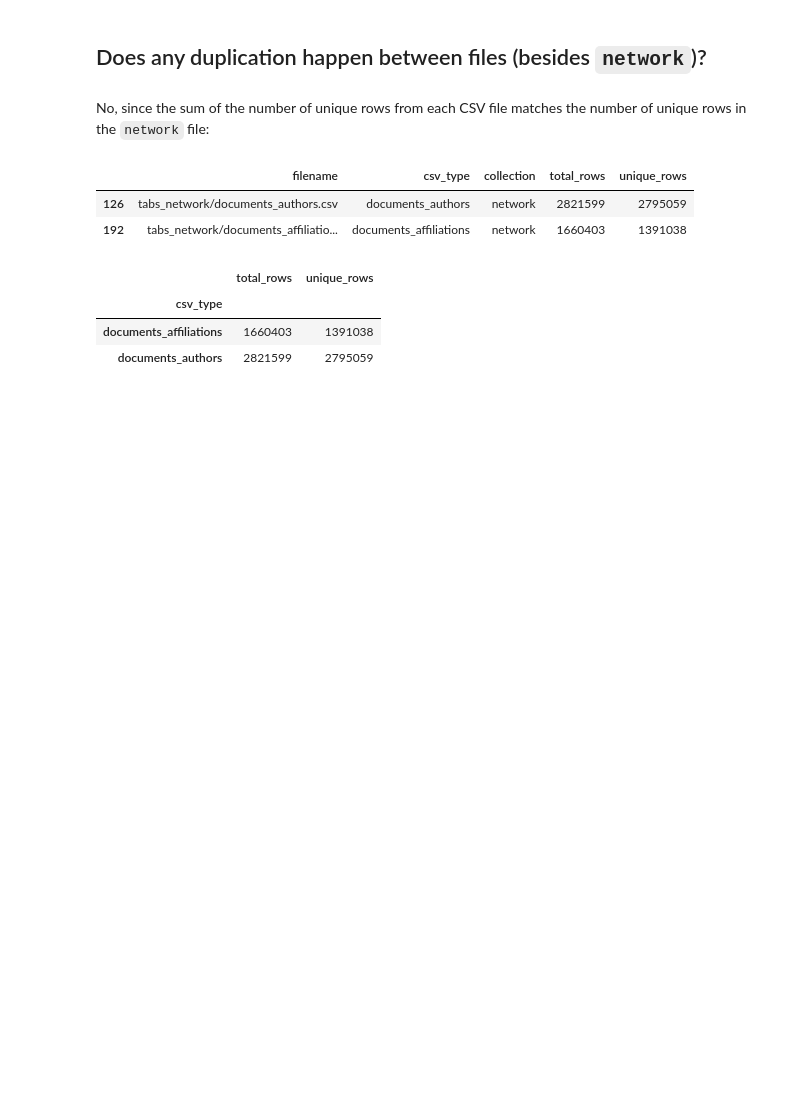
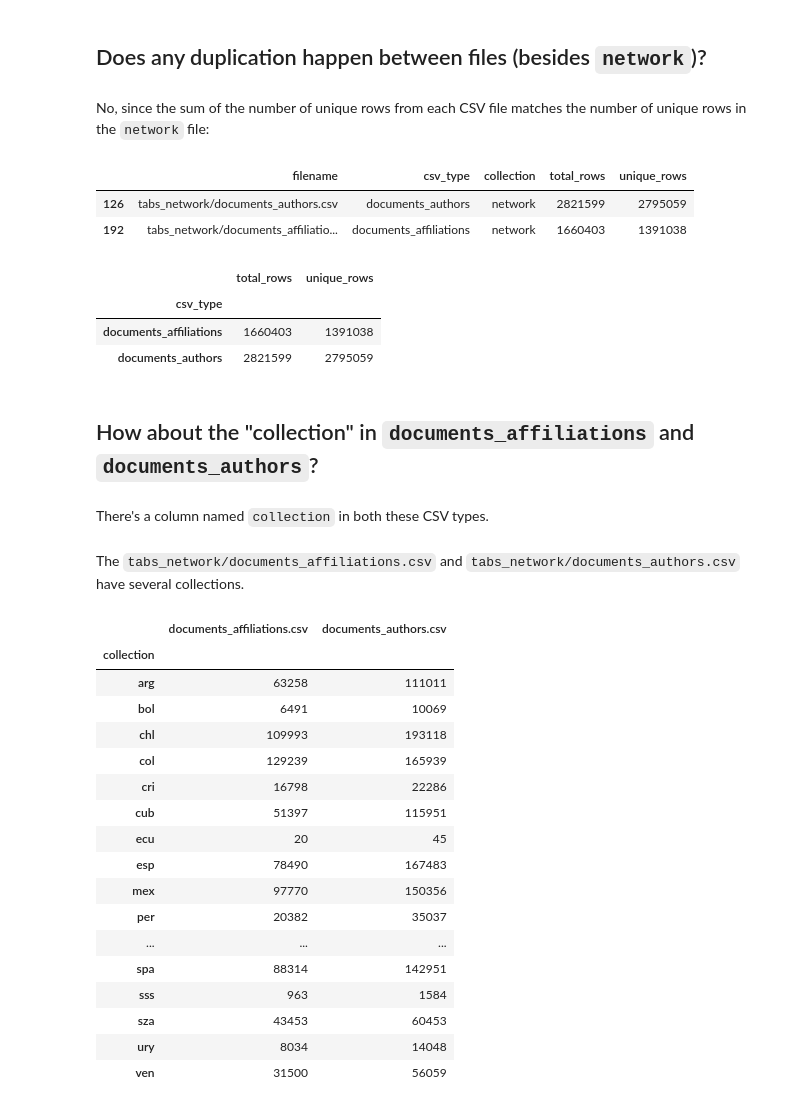
Before and after one commit to scieloorg/scielo20gt6, a Jupyter notebook: network_has_everything.ipynb, the cells around one changed output. Saved outputs shown, nothing was run; the diff lists cells and outputs as text; code cells hidden in the pictures; blank space fills up the shorter version.

```diff
--- a/network_has_everything.ipynb
+++ b/network_has_everything.ipynb
@@ -262,3 +262,42 @@ nrowsdf[(nrowsdf["collection"] != "network") &
 | csv_type |  |  |
 | documents_affiliations | 1660403 | 1391038 |
 | documents_authors | 2821599 | 2795059 |
+# %% [markdown]
+## How about the "collection" in `documents_affiliations` and `documents_authors`?
+# %% [markdown]
+There's a column named `collection` in both these CSV types.
+# %% [markdown]
+The `tabs_network/documents_affiliations.csv`
+and `tabs_network/documents_authors.csv`
+have several collections.
+# %%
+network_coll = pd.concat([
+    dfs["documents_affiliations"]["network"]
+        .groupby("collection")
+        .size()
+        .rename("documents_affiliations.csv"),
+    dfs["documents_authors"]["network"]
+        .groupby("collection")
+        .size()
+        .rename("documents_authors.csv"),
+], axis=1).sort_index()
+network_coll
+# %% [output]
+|  | documents_affiliations.csv | documents_authors.csv |
+| collection |  |  |
+| arg | 63258 | 111011 |
+| bol | 6491 | 10069 |
+| chl | 109993 | 193118 |
+| col | 129239 | 165939 |
+| cri | 16798 | 22286 |
+| cub | 51397 | 115951 |
+| ecu | 20 | 45 |
+| esp | 78490 | 167483 |
+| mex | 97770 | 150356 |
+| per | 20382 | 35037 |
+| ... | ... | ... |
+| spa | 88314 | 142951 |
+| sss | 963 | 1584 |
+| sza | 43453 | 60453 |
+| ury | 8034 | 14048 |
+| ven | 31500 | 56059 |
```
Also changed, not shown: parts of 6 cells of this notebook.
